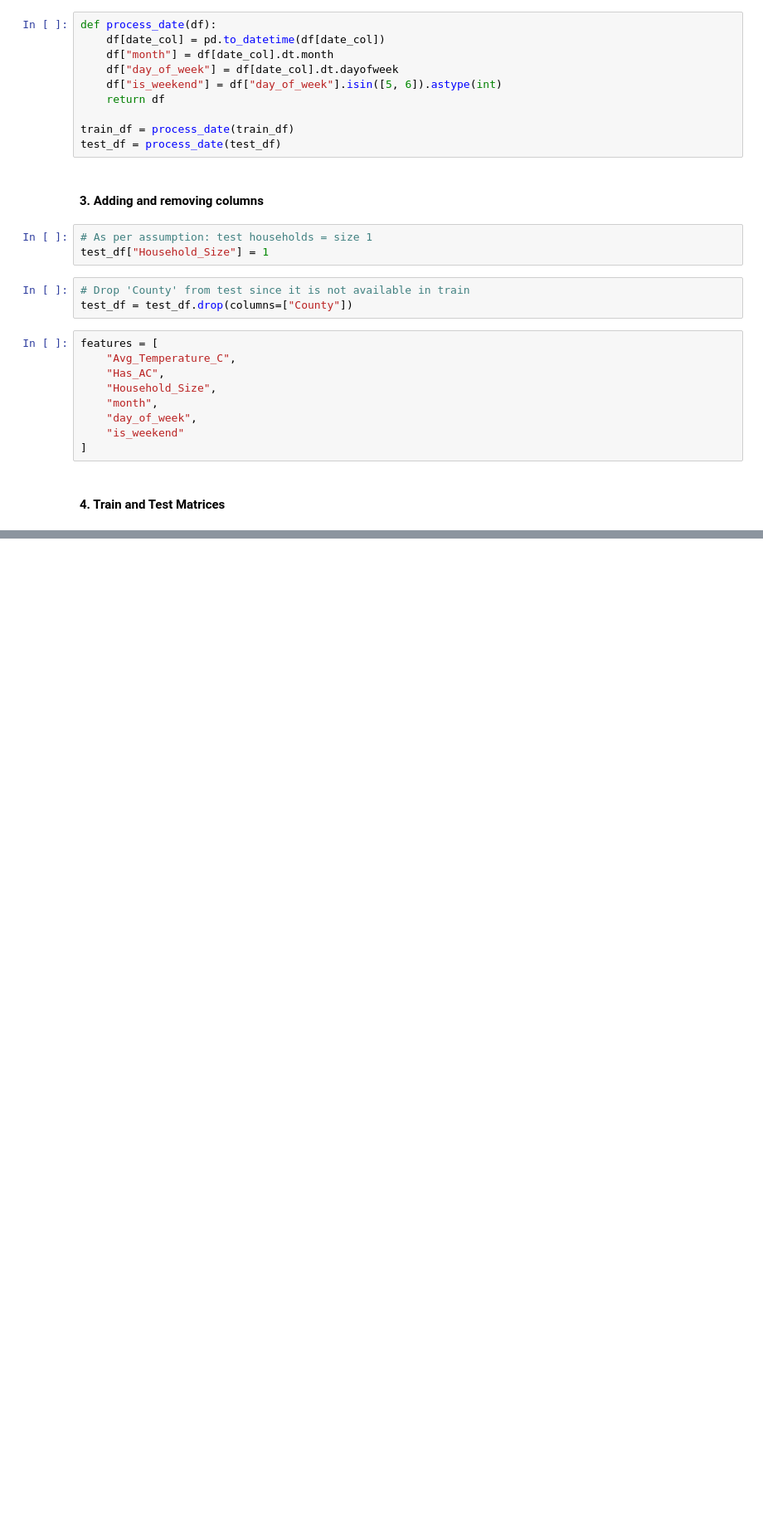
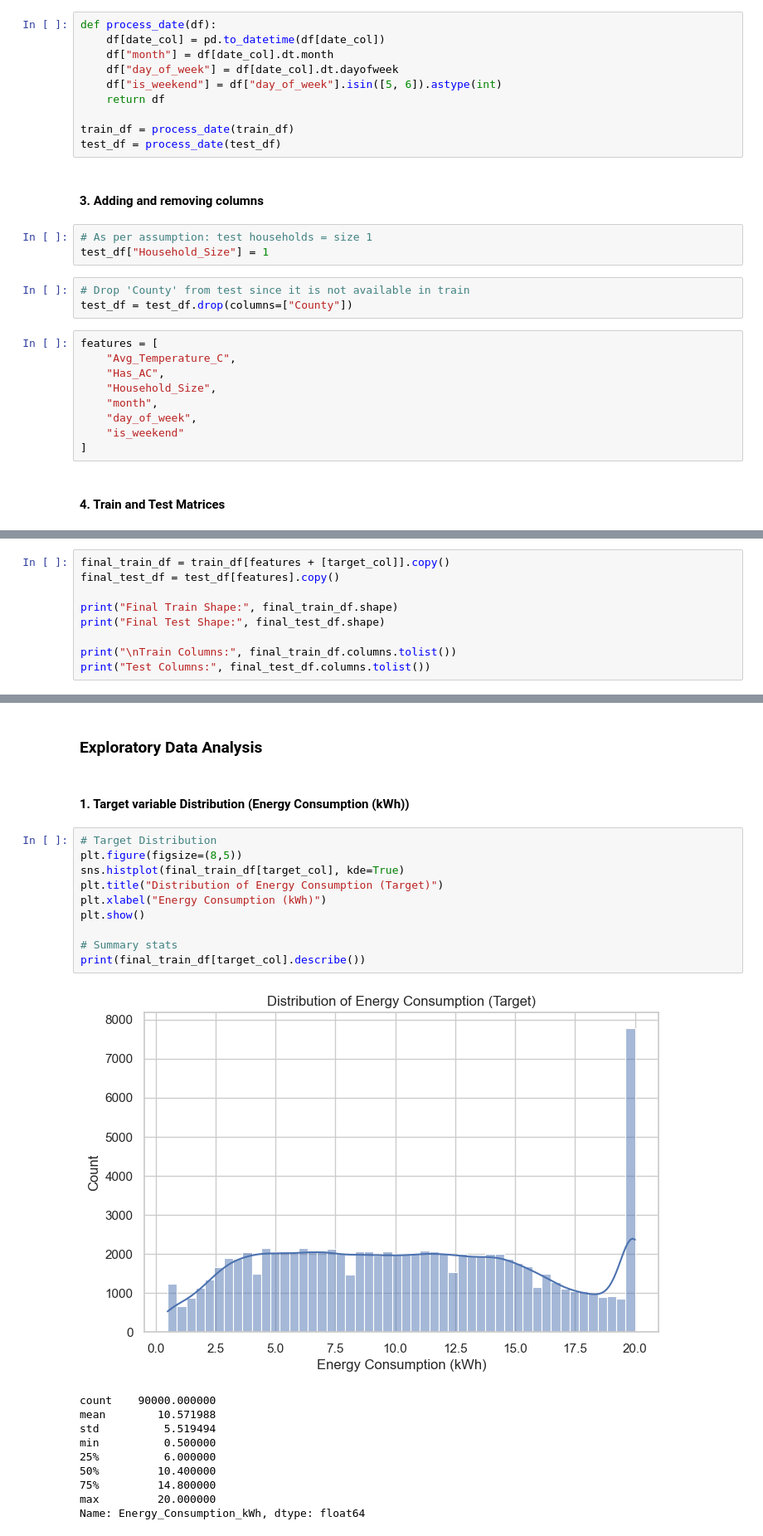
Before and after one commit to khushaallll/energy-prediction-benchmark, a Jupyter notebook: notebooks/01_EDA.ipynb, the cells around one changed output, grey strips where cells are left out. Shown at 83% size. Drawn from its saved outputs; the diff is of its cells as text; blank space fills up the shorter version.

```diff
--- a/notebooks/01_EDA.ipynb
+++ b/notebooks/01_EDA.ipynb
@@ -136,0 +104,9 @@ dtype: int64
+# %%
+final_train_df = train_df[features + [target_col]].copy()
+final_test_df = test_df[features].copy()
+
+print("Final Train Shape:", final_train_df.shape)
+print("Final Test Shape:", final_test_df.shape)
+
+print("\nTrain Columns:", final_train_df.columns.tolist())
+print("Test Columns:", final_test_df.columns.tolist())
@@ -136,0 +122,25 @@ dtype: int64
+# %% [markdown]
+### **Exploratory Data Analysis**
+# %% [markdown]
+#### 1. Target variable Distribution (Energy Consumption (kWh))
+# %%
+# Target Distribution
+plt.figure(figsize=(8,5))
+sns.histplot(final_train_df[target_col], kde=True)
+plt.title("Distribution of Energy Consumption (Target)")
+plt.xlabel("Energy Consumption (kWh)")
+plt.show()
+
+# Summary stats
+print(final_train_df[target_col].describe())
+# %% [output]
+[figure, added]
+count    90000.000000
+mean        10.571988
+std          5.519494
+min          0.500000
+25%          6.000000
+50%         10.400000
+75%         14.800000
+max         20.000000
+Name: Energy_Consumption_kWh, dtype: float64
```
Also changed, not shown: parts of 17 cells of this notebook, 2 other files.
